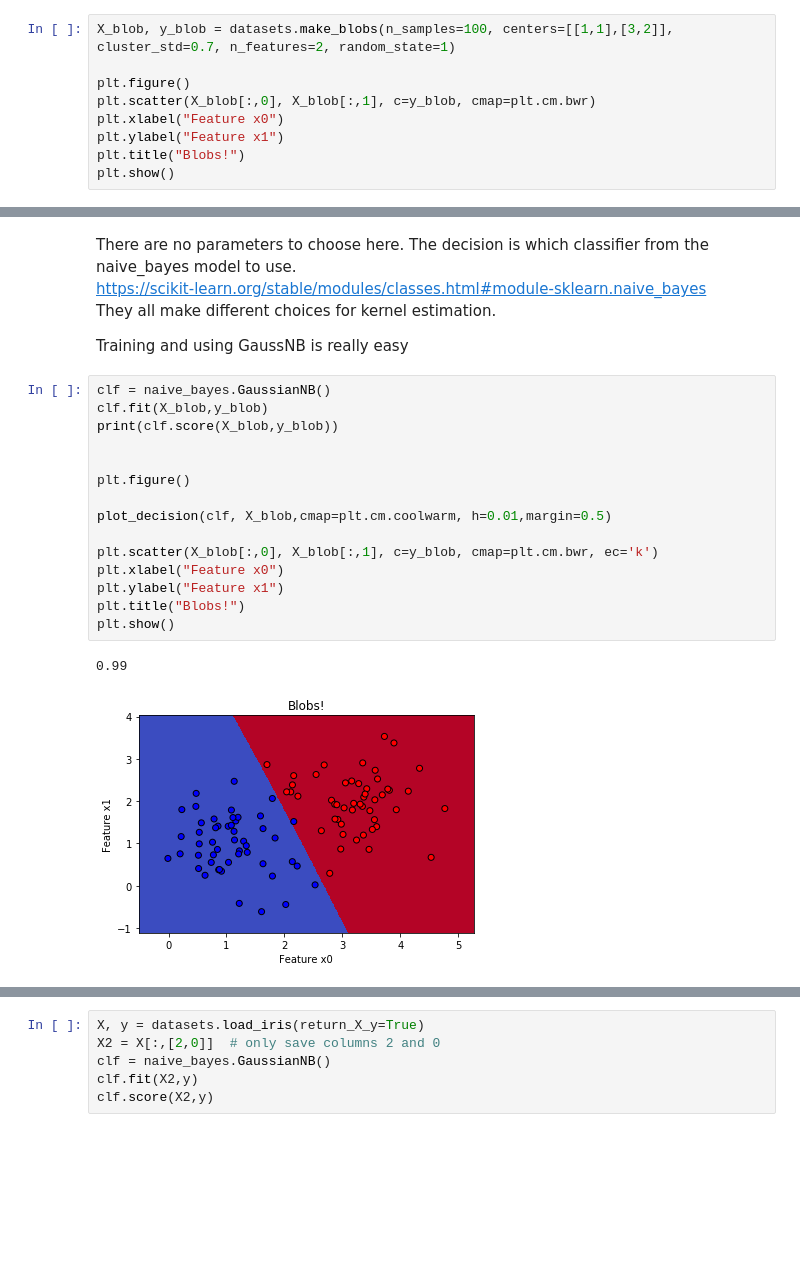
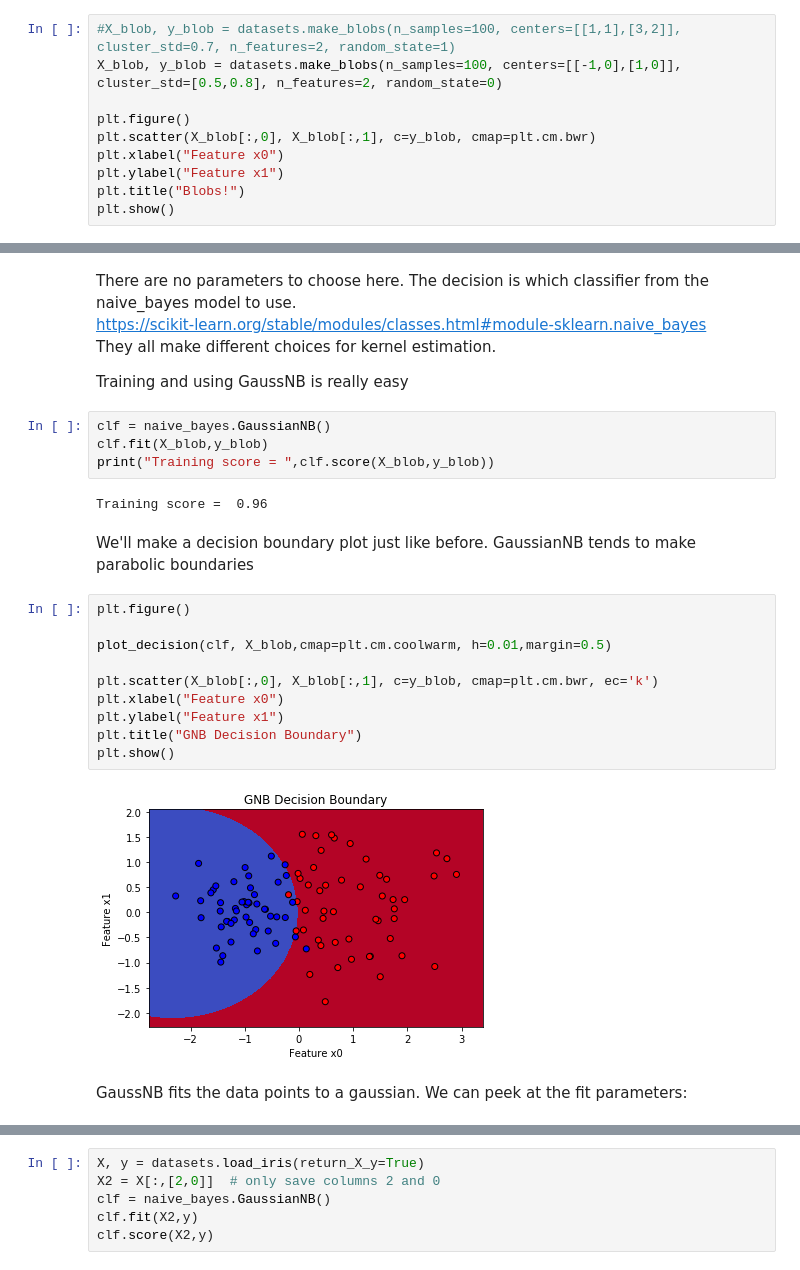
Before and after one commit to mdaugherity/PatternRecognition2020, a Jupyter notebook: Tutorial 9 - Bayesian Classifier.ipynb, the cells around one changed output, grey strips where cells are left out. Cells and saved outputs as stored; diff of their text form; blank space fills up the shorter version.

```diff
--- a/Tutorial 9 - Bayesian Classifier.ipynb
+++ b/Tutorial 9 - Bayesian Classifier.ipynb
@@ -21,7 +21,8 @@ Start with the blob dataset from tutorial 8.  GaussNB will simply fit a gaussian
 $P(x_i \mid y) = \frac{1}{\sqrt{2\pi\sigma^2_y}} \exp\left(-\frac{(x_i - \mu_y)^2}{2\sigma^2_y}\right)$
 and then classify new points as the highest posterior probability
 # %%
-X_blob, y_blob = datasets.make_blobs(n_samples=100, centers=[[1,1],[3,2]], cluster_std=0.7, n_features=2, random_state=1)
+#X_blob, y_blob = datasets.make_blobs(n_samples=100, centers=[[1,1],[3,2]], cluster_std=0.7, n_features=2, random_state=1)
+X_blob, y_blob = datasets.make_blobs(n_samples=100, centers=[[-1,0],[1,0]], cluster_std=[0.5,0.8], n_features=2, random_state=0)
 
 plt.figure()
 plt.scatter(X_blob[:,0], X_blob[:,1], c=y_blob, cmap=plt.cm.bwr)
@@ -46,21 +47,25 @@ https://scikit-learn.org/stable/modules/classes.html#module-sklearn.naive_bayes
 They all make different choices for kernel estimation.
 
 Training and using GaussNB is really easy
+# %%
+clf = naive_bayes.GaussianNB()
+clf.fit(X_blob,y_blob)
+print("Training score = ",clf.score(X_blob,y_blob))
+# %% [output]
+Training score =  0.96
+# %% [markdown]
+We'll make a decision boundary plot just like before.  GaussianNB tends to make parabolic boundaries
 # %%
-clf = naive_bayes.GaussianNB()
-clf.fit(X_blob,y_blob)
-print(clf.score(X_blob,y_blob))
-
-
 plt.figure()
 
 plot_decision(clf, X_blob,cmap=plt.cm.coolwarm, h=0.01,margin=0.5)
 
 plt.scatter(X_blob[:,0], X_blob[:,1], c=y_blob, cmap=plt.cm.bwr, ec='k')
 plt.xlabel("Feature x0")
 plt.ylabel("Feature x1")
-plt.title("Blobs!")
+plt.title("GNB Decision Boundary")
 plt.show()
 # %% [output]
-0.99
-[figure, old version]
+[figure, new version]
+# %% [markdown]
+GaussNB fits the data points to a gaussian.  We can peek at the fit parameters:
```
Also changed, not shown: parts of 13 cells of this notebook, 1 other file.
